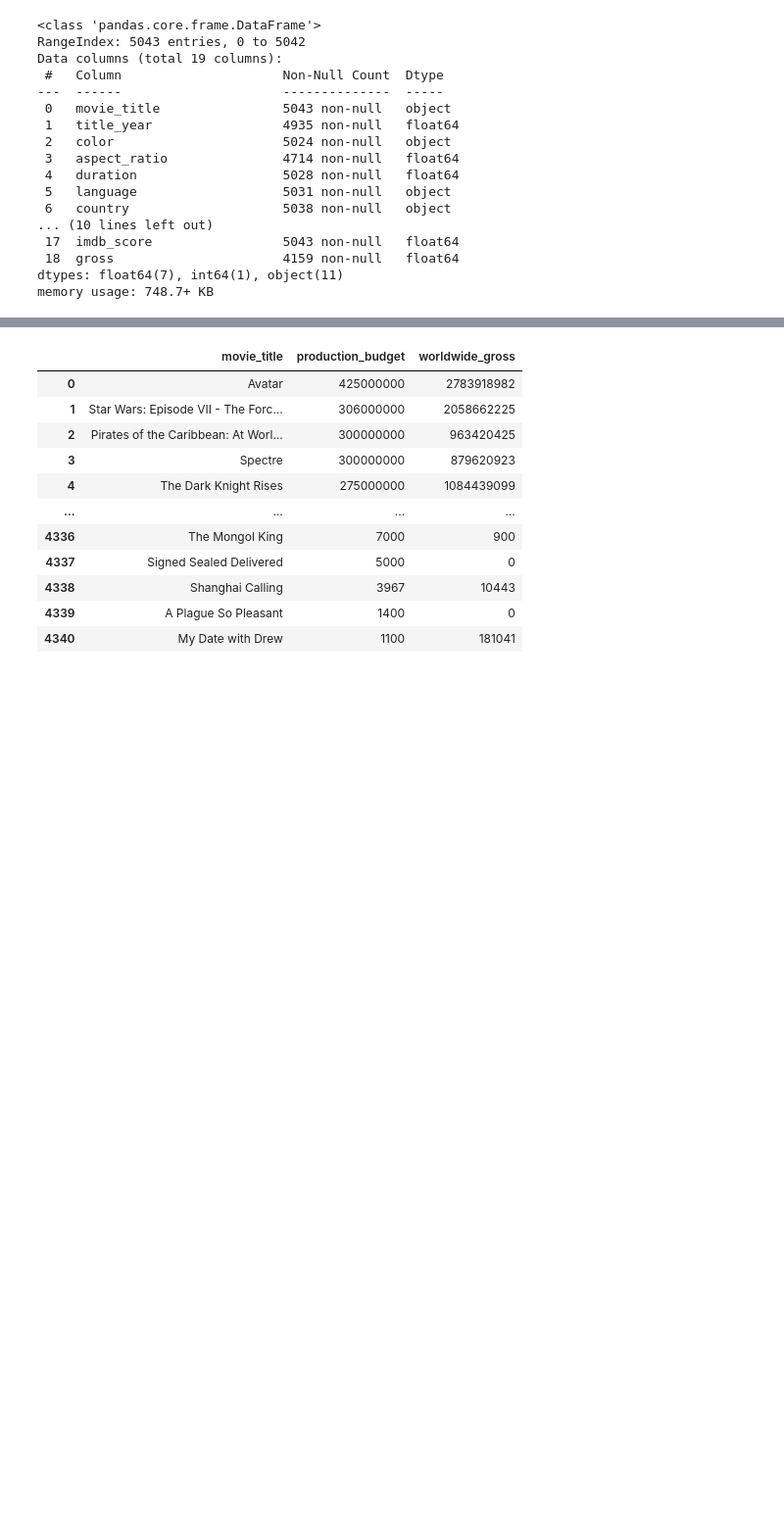
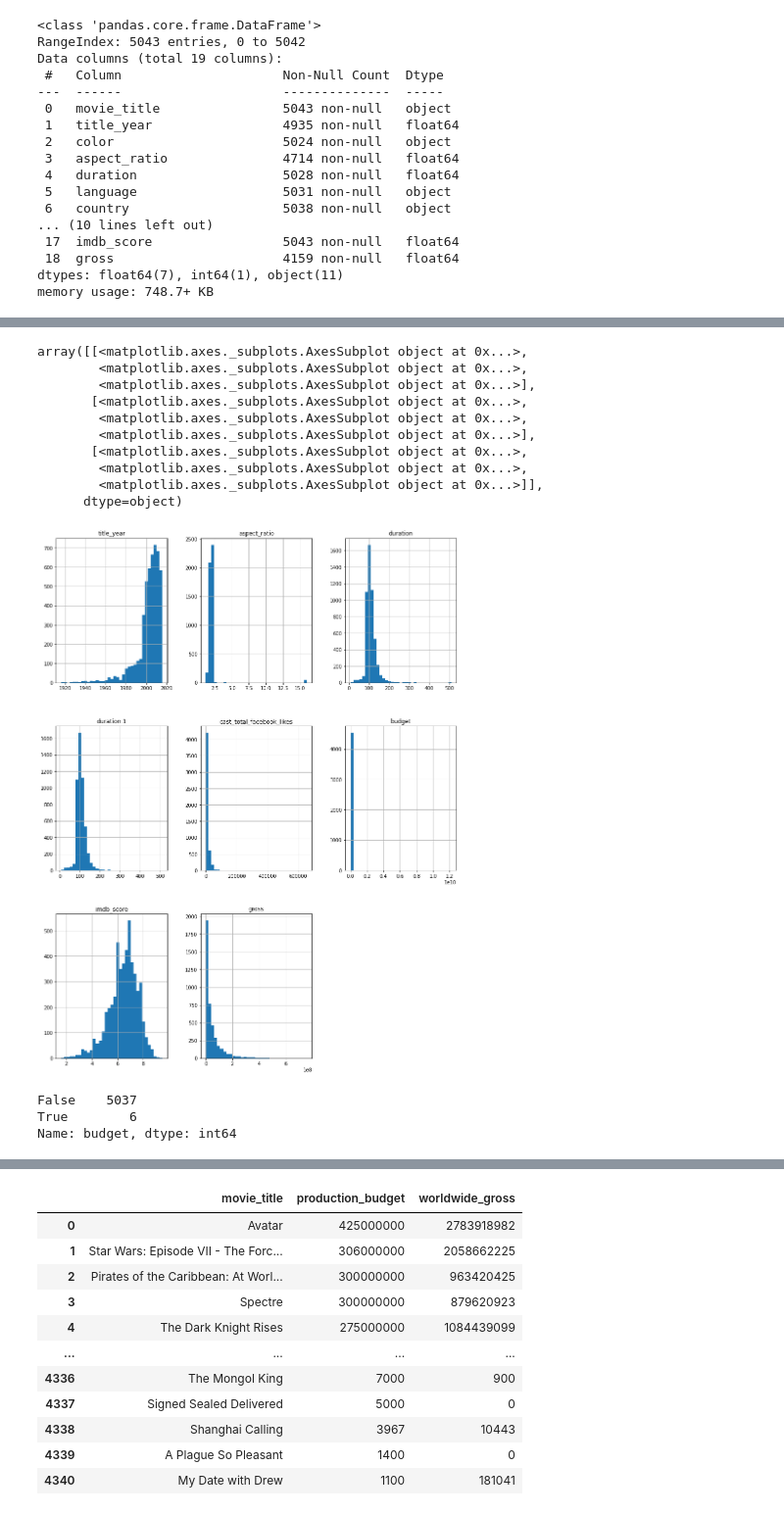
Before and after one commit to Xicotrainer/git-learning, a Jupyter notebook: numpy_practice.ipynb, the cells around one changed output, grey strips where cells are left out. Shown at 98% size. Cells and saved outputs as stored; diff of their text form; code cells hidden in the pictures; blank space fills up the shorter version.

Commit message:
"We apply a data analysis in the numpy practice. The budget atribute need to be clean; there is no distinction about currencies"

```diff
--- a/numpy_practice.ipynb
+++ b/numpy_practice.ipynb
@@ -110,0 +108,3 @@ pandas.core.indexes.base.Index
+# %%
+movies_num = movies[num_ind]
+movies_num.head()
@@ -110,0 +130,22 @@ pandas.core.indexes.base.Index
+# %%
+movies_num.hist(bins = 35, figsize = (15,20))
+# %% [output]
+array([[<matplotlib.axes._subplots.AxesSubplot object at 0x...>,
+        <matplotlib.axes._subplots.AxesSubplot object at 0x...>,
+        <matplotlib.axes._subplots.AxesSubplot object at 0x...>],
+       [<matplotlib.axes._subplots.AxesSubplot object at 0x...>,
+        <matplotlib.axes._subplots.AxesSubplot object at 0x...>,
+        <matplotlib.axes._subplots.AxesSubplot object at 0x...>],
+       [<matplotlib.axes._subplots.AxesSubplot object at 0x...>,
+        <matplotlib.axes._subplots.AxesSubplot object at 0x...>,
+        <matplotlib.axes._subplots.AxesSubplot object at 0x...>]],
+      dtype=object)
+[figure, added]
+# %%
+# It sems that there are budget outlayers
+filter = movies_num['budget'] > 1e9
+filter.value_counts()
+# %% [output]
+False    5037
+True        6
+Name: budget, dtype: int64
```
Also changed, not shown: parts of 9 cells of this notebook.
